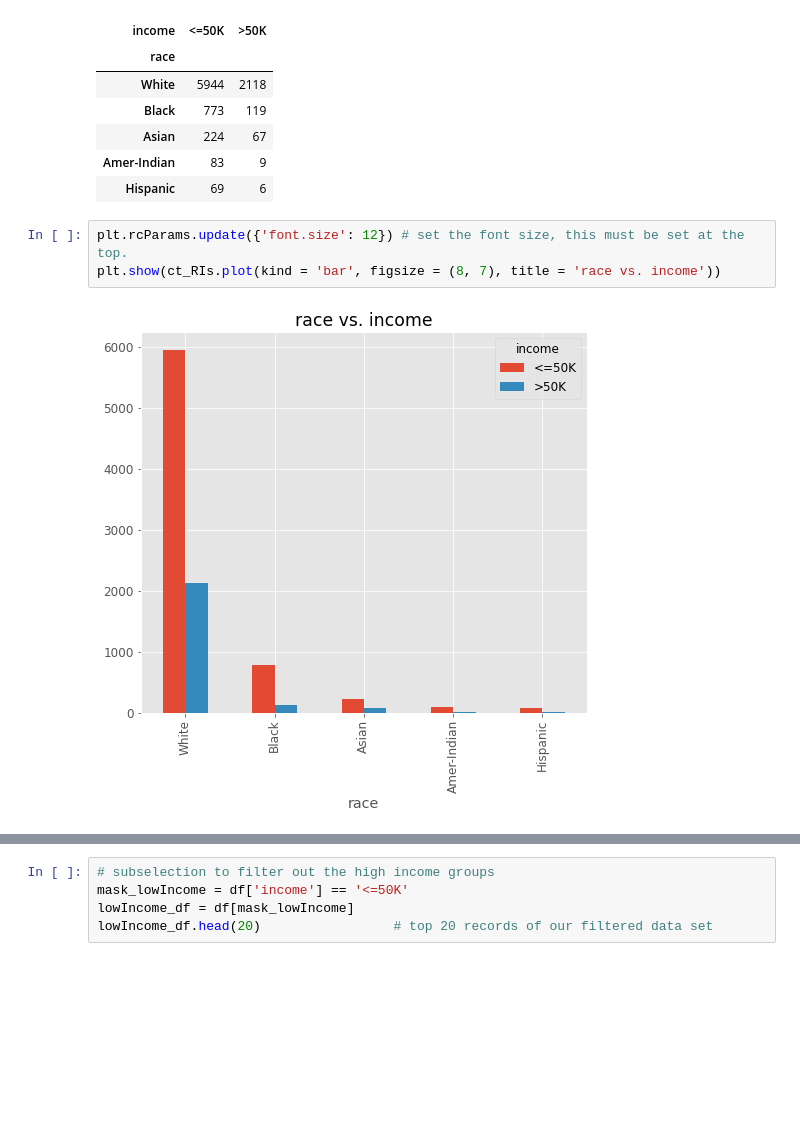
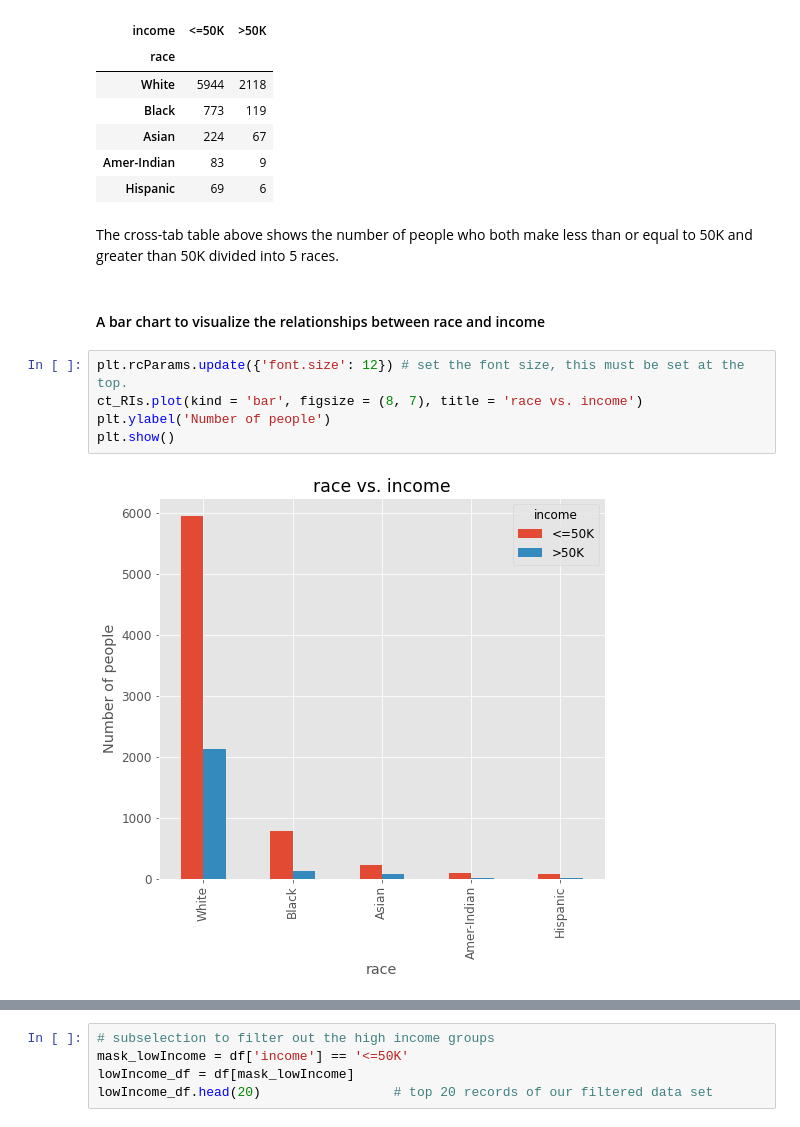
Before and after one commit to Ron256/DSC478MachineLearning, a Jupyter notebook: Notebooks/HomeWorkAssignments/ProgrammingMachineLearningAssignment1.ipynb, the cells around one changed output, grey strips where cells are left out. Cells and saved outputs as stored; diff of their text form; blank space fills up the shorter version.

```diff
--- a/Notebooks/HomeWorkAssignments/ProgrammingMachineLearningAssignment1.ipynb
+++ b/Notebooks/HomeWorkAssignments/ProgrammingMachineLearningAssignment1.ipynb
@@ -410,8 +466,14 @@ ct_RIs
 | Asian | 224 | 67 |
 | Amer-Indian | 83 | 9 |
 | Hispanic | 69 | 6 |
+# %% [markdown]
+<p>The cross-tab table above shows the number of people who both make less than or equal to 50K and greater than 50K divided into 5 races.</p>
+# %% [markdown]
+#### A bar chart to visualize the relationships between race and income
 # %%
 plt.rcParams.update({'font.size': 12}) # set the font size, this must be set at the top.
-plt.show(ct_RIs.plot(kind = 'bar', figsize = (8, 7), title = 'race vs. income'))
+ct_RIs.plot(kind = 'bar', figsize = (8, 7), title = 'race vs. income')
+plt.ylabel('Number of people')
+plt.show()
 # %% [output]
-[figure, old version]
+[figure, new version]
```
Also changed, not shown: parts of 85 cells of this notebook.
